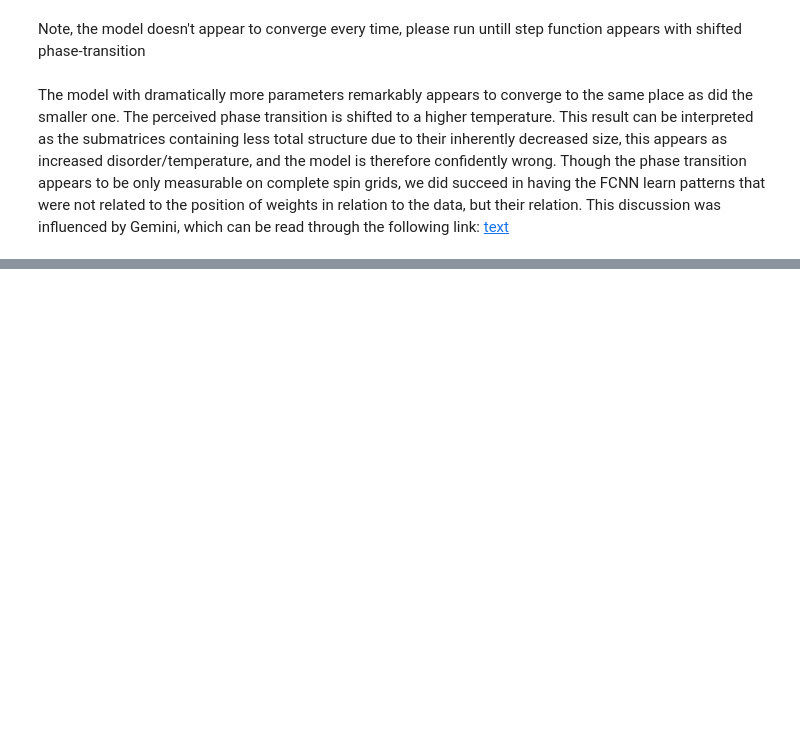
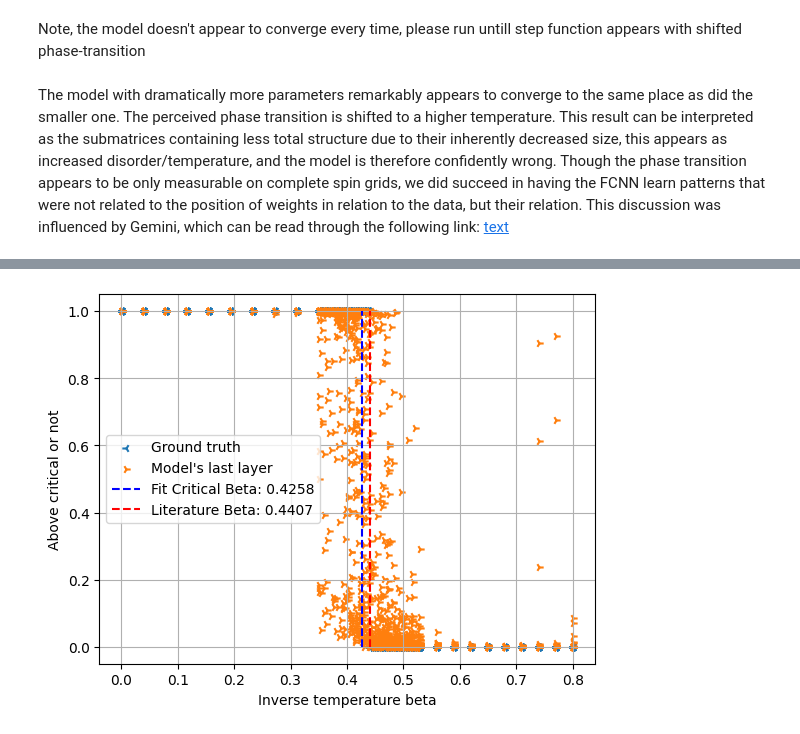
Before and after one commit to ZalanBoss/Ising-BME, a Jupyter notebook: Ising FCN.ipynb, the cells around one changed output, grey strips where cells are left out. Saved outputs shown, nothing was run; the diff lists cells and outputs as text; code cells hidden in the pictures; blank space fills up the shorter version.

```diff
--- a/Ising FCN.ipynb
+++ b/Ising FCN.ipynb
@@ -401,0 +509,13 @@ This discussion was influenced by Gemini, which can be read through the followin
+# %%
+#Assembling test vector
+X_test = []
+for file_path in list_test:
+    with np.load(file_path) as data:
+        matrix = data['sigma'].copy()
+        X_test.append(matrix)
+X_test = np.array(X_test).reshape((len(list_test), -1))
+predictions = model.predict(X_test)
+
+plt.scatter(betas_test, phases_test, label='Ground truth', marker = '3')
+fit_critical(betas_test, predictions)
+# %% [output]
@@ -401,0 +523 @@ This discussion was influenced by Gemini, which can be read through the followin
+[figure, added]
```
Also changed, not shown: parts of 21 cells of this notebook.
